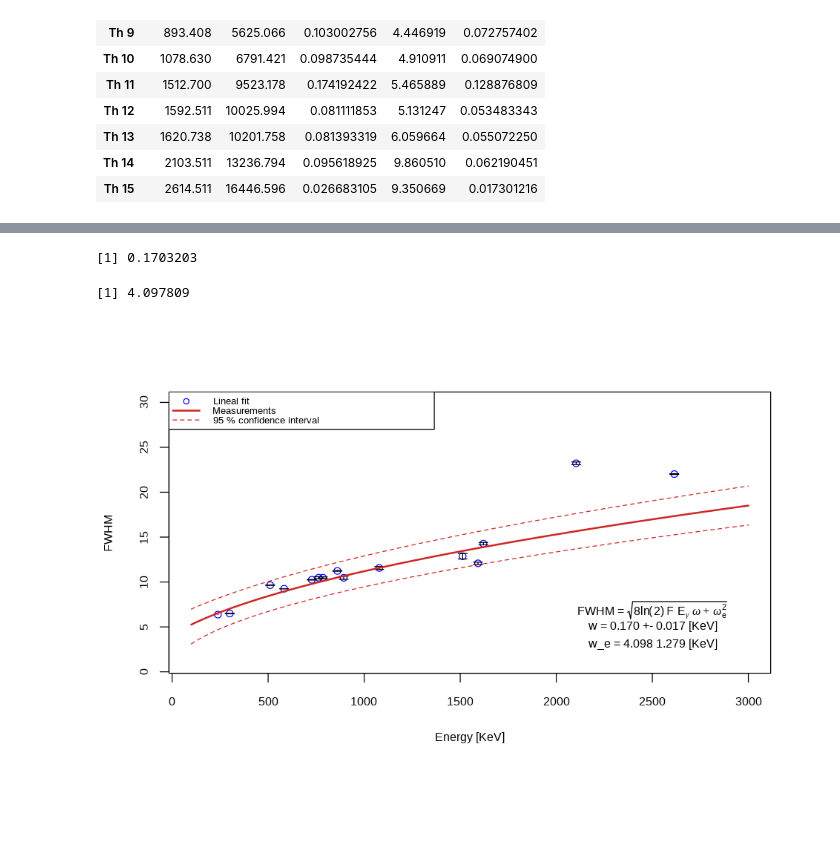
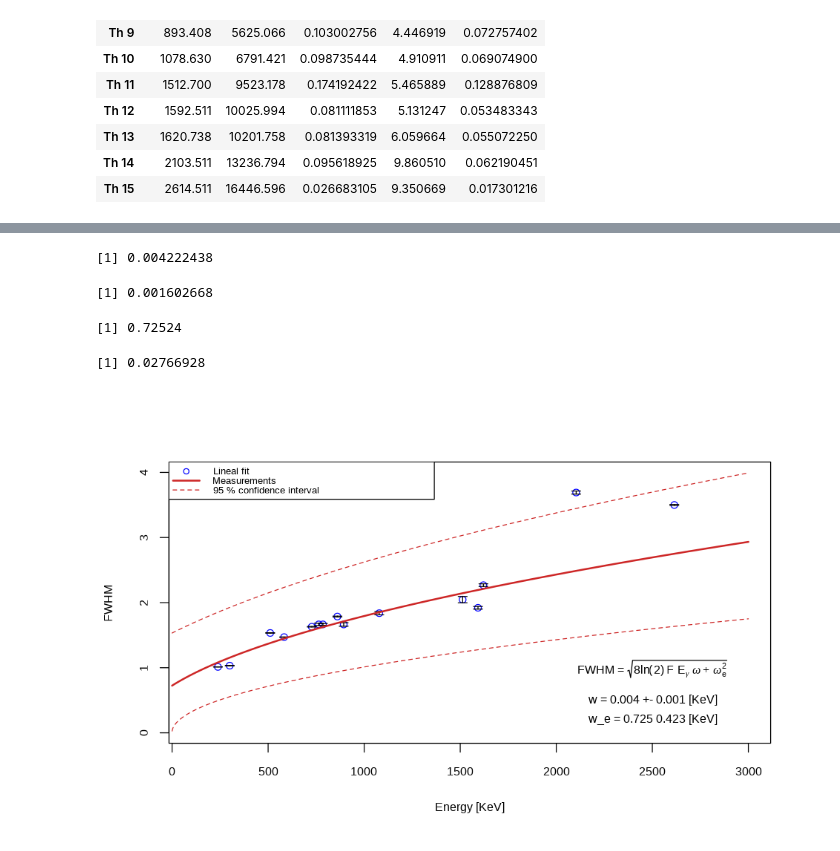
Before and after one commit to jtfreitas/AdSt_project, a Jupyter notebook: Project.ipynb, the cells around one changed output, grey strips where cells are left out. Drawn from its saved outputs; the diff is of its cells as text; code cells hidden in the pictures; blank space fills up the shorter version.

Commit message:
units problem solved

```diff
--- a/Project.ipynb
+++ b/Project.ipynb
@@ -541,7 +564,7 @@ resolution <- function(data){
     # Priors for
 
     w ~ dunif(1.e-3,1);
-    we ~ dnorm(3,0.25);
+    we ~ dunif(0,5)#dnorm(3,0.25);
     sigma ~ dnorm(0,1);
     #F ~dnorm(0.113,0.05)
 
@@ -897,9 +920,14 @@ df_T
 | Th 13 | 1620.738 | 10201.758 | 0.081393319 | 6.059664 | 0.055072250 |
 | Th 14 | 2103.511 | 13236.794 | 0.095618925 | 9.860510 | 0.062190451 |
 | Th 15 | 2614.511 | 16446.596 | 0.026683105 | 9.350669 | 0.017301216 |
-# %%
-df_T$FWHM_mean <- 2*sqrt(2*log(2))*T_properties$w_mean
-df_T$FWHM_std <- 2*sqrt(2*log(2))*T_properties$w_std
+# %%
+#What we obtained from the peaks is w, the standard deviation of a normal distribution,
+#this is related to the FWHM as 2*sqrt(2*log(2))*w
+
+#This also needs to be converted to energy units (now is in channels)
+
+df_T$FWHM_mean <- (2*sqrt(2*log(2))*T_properties$w_mean)*slope
+df_T$FWHM_std <- (2*sqrt(2*log(2))*T_properties$w_std)*slope
 # %%
 df_Resolution_T <- NULL
 df_Resolution_T$x <- df_T$T_energies[1:13]
@@ -916,40 +944,42 @@ w      <- summary(chain)$statistics[2,1]; sw    <-  summary(chain)$statistics[2,
 we     <- summary(chain)$statistics[3,1]; swe   <-  summary(chain)$statistics[3,2]
 wmin   <- summary(chain)$quantiles[2,1];  wmax  <-  summary(chain)$quantiles[2,5]
 wemin  <- summary(chain)$quantiles[3,1];  wemax <-  summary(chain)$quantiles[3,5]
-w
-we
+w;wmin
+we;wemin
 # %% [output]
-[1] 0.1703203
+[1] 0.004222438
-[1] 4.097809
+[1] 0.001602668
+[1] 0.72524
+[1] 0.02766928
 # %%
 fano <-0.115
 
-x <- seq(100,3000,1)
+x <- seq(0,3000,1)
 f <- function(x,w,we){return(sqrt(4*2*log(2) * fano * x * w + we**2))}
 #f <- sqrt(0.007 * x  + 2.97**2)
 
 
 
 set_plot_dimensions(8, 5)
 plot(df_T$T_energies,df_T$FWHM_mean,col="blue",
-    xlim=c(100,3000), ylim=c(1,30),
-    xlab="Energy [KeV]",ylab="FWHM",
+    xlim=c(100,3000), ylim=c(0,4),
+    xlab="Energy [KeV]",ylab="FWHM [KeV]",
     main="")
 
 arrows(df_T$T_energies, df_T$FWHM_mean-df_T$FWHM_std,
        df_T$T_energies, df_T$FWHM_mean+df_T$FWHM_std,
        length=0.05, angle=90, code=3)
 
 lines(x,f(x,w,we), lwd=2, col='firebrick3')
 lines(x,f(x,wmin,wemin), lwd=1,lty=2, col='firebrick3')
 lines(x,f(x,wmax,wemax), lwd=1,lty=2, col='firebrick3')
 
 legend("topleft", legend=c("Lineal fit", "Measurements","95 % confidence interval"),
        col=c("blue","firebrick3","firebrick3"), lty=c(0,1,2),pch=c(1,-1,-1),lwd=c(1,2,1), cex=0.8)
 
 #text(df_T$T_energies,df_T$FWHM_mean+c(rep(0.5,5)),c("Am","Cs","Co 1","Co 2","Co 3"),col="blue")
-text(2500, 7,TeX("FWHM = $\\sqrt{8ln(2)\\,F\\,E_{\\gamma} \\,\\omega + \\omega_e^2}$"))
-text(2500, 5, paste("w =", sprintf("%.3f",w),"+-",sprintf("%.3f",sw),"[KeV]"))
-text(2500, 3, paste("w_e =", sprintf("%.3f",we),sprintf("%.3f",swe),"[KeV]"))
+text(2500, 1,TeX("FWHM = $\\sqrt{8ln(2)\\,F\\,E_{\\gamma} \\,\\omega + \\omega_e^2}$"))
+text(2500, 0.5, paste("w =", sprintf("%.3f",w),"+-",sprintf("%.3f",sw),"[KeV]"))
+text(2500, 0.2, paste("w_e =", sprintf("%.3f",we),sprintf("%.3f",swe),"[KeV]"))
 # %% [output]
-[figure, old version]
+[figure, new version]
```
Also changed, not shown: parts of 20 cells of this notebook, 16 other files.
